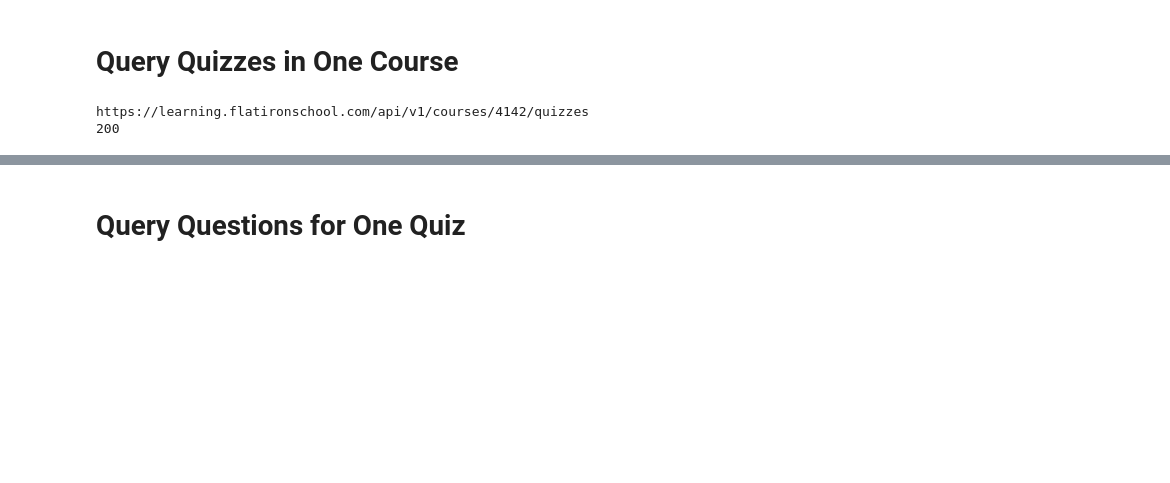
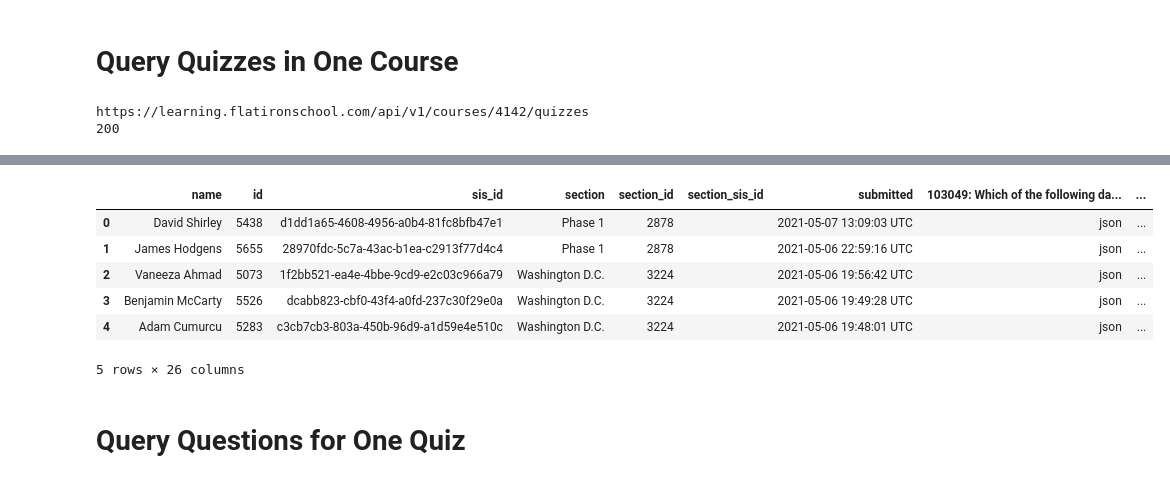
Before and after one commit to flatiron-school/ds-exit-tickets, a Jupyter notebook: Exit Tickets Exploration.ipynb, the cells around one changed output, grey strips where cells are left out. Cells and saved outputs as stored; diff of their text form; code cells hidden in the pictures; blank space fills up the shorter version.

```diff
--- a/Exit Tickets Exploration.ipynb
+++ b/Exit Tickets Exploration.ipynb
@@ -70,0 +140,5 @@ exit_ticket_quiz_info = quizzes[['id', 'title', 'html_url', 'quiz_reports_url',
+# %%
+student_report_url = response.json()['file']['url']
+# %%
+student_report = requests.get(student_report_url)
+print(student_report.status_code)
@@ -70,0 +147,9 @@ exit_ticket_quiz_info = quizzes[['id', 'title', 'html_url', 'quiz_reports_url',
+# %%
+csv_reader = csv.reader(student_report.content.decode('utf-8').splitlines())
+csv_reader_list = list(csv_reader)
+# %%
+# Clean column names
+column_names = csv_reader_list[0]
+for i in range(len(column_names)):
+    if column_names[i] == '1.0':
+        column_names[i] = column_names[i-1].split(':')[0] + " Points"
@@ -71,3 +176,14 @@ exit_ticket_quiz_info = quizzes[['id', 'title', 'html_url', 'quiz_reports_url',
+# %%
+student_report_df = pd.DataFrame(data = csv_reader_list[1:], columns = column_names)
+student_report_df.head()
+# %% [output]
+|  | name | id | sis_id | section | section_id | section_sis_id | submitted | 103049: Which of the following da... | ... |
+| 0 | David Shirley | 5438 | d1dd1a65-4608-4956-a0b4-81fc8bfb47e1 | Phase 1 | 2878 |  | 2021-05-07 13:09:03 UTC | json | ... |
+| 1 | James Hodgens | 5655 | 28970fdc-5c7a-43ac-b1ea-c2913f77d4c4 | Phase 1 | 2878 |  | 2021-05-06 22:59:16 UTC | json | ... |
+| 2 | Vaneeza Ahmad | 5073 | 1f2bb521-ea4e-4bbe-9cd9-e2c03c966a79 | Washington D.C. | 3224 |  | 2021-05-06 19:56:42 UTC | json | ... |
+| 3 | Benjamin McCarty | 5526 | dcabb823-cbf0-43f4-a0fd-237c30f29e0a | Washington D.C. | 3224 |  | 2021-05-06 19:49:28 UTC | json | ... |
+| 4 | Adam Cumurcu | 5283 | c3cb7cb3-803a-450b-96d9-a1d59e4e510c | Washington D.C. | 3224 |  | 2021-05-06 19:48:01 UTC | json | ... |
+5 rows × 26 columns
 # %% [markdown]
 # Query Questions for One Quiz
 # %%
```
Also changed, not shown: parts of 11 cells of this notebook.
